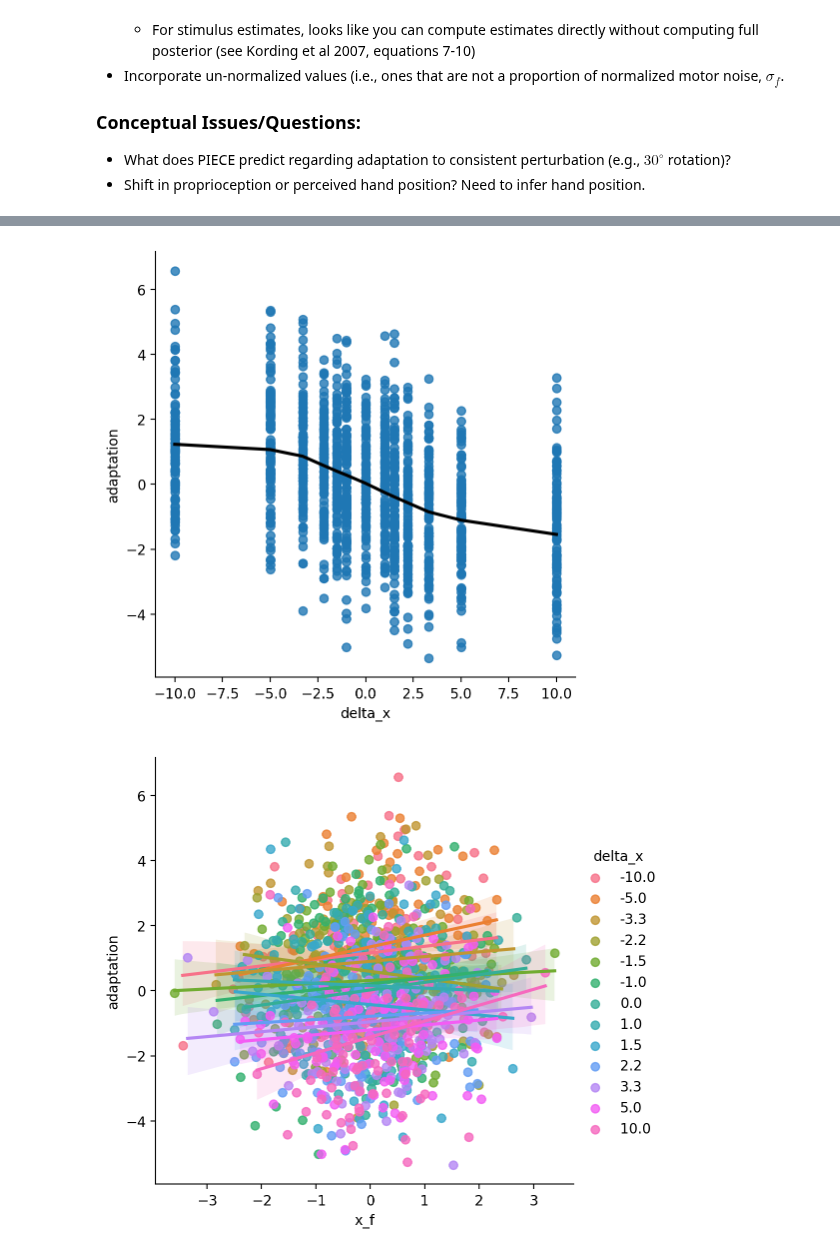
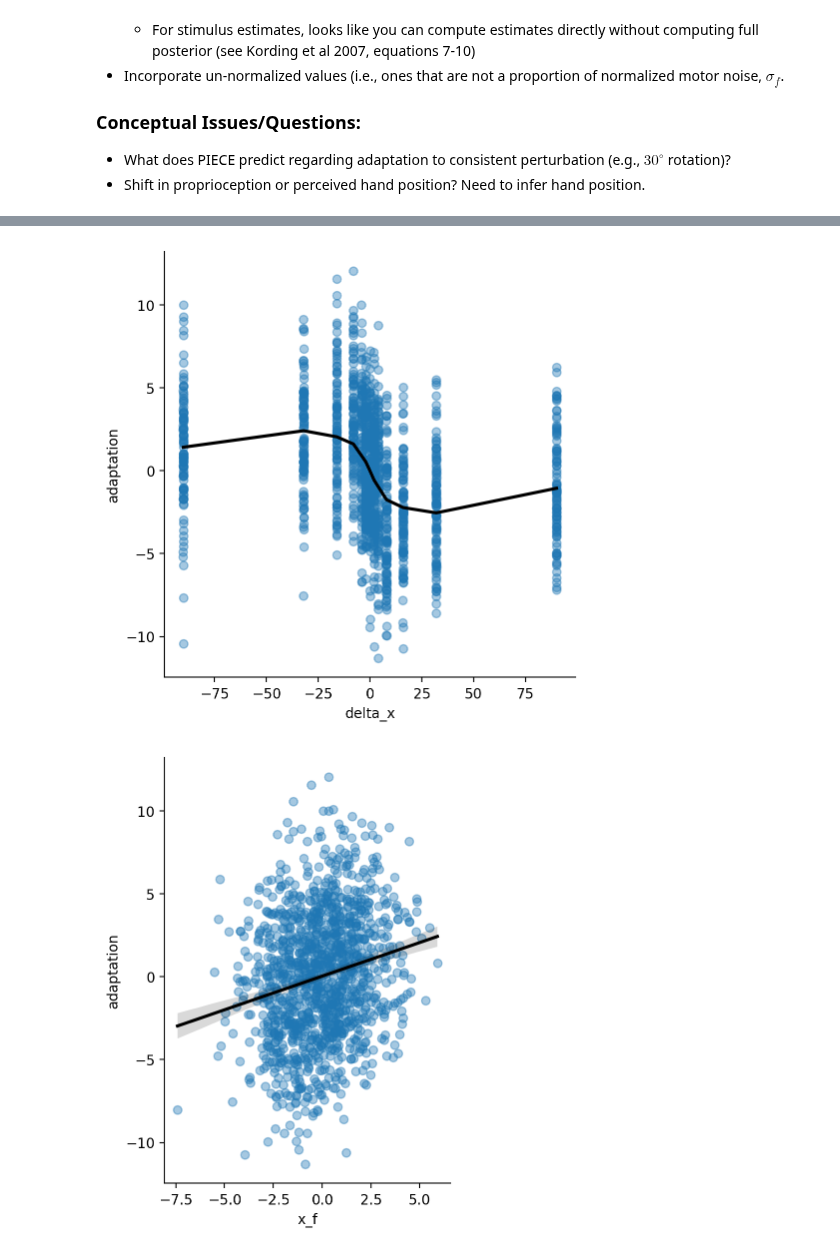
Before and after one commit to ccmlab-ubc/ige-ege, a Jupyter notebook: experiment-1/scripts/hyo-causal-inference-model.ipynb, the cells around one changed output, grey strips where cells are left out. Saved outputs shown, nothing was run; the diff lists cells and outputs as text; code cells hidden in the pictures.

Commit message:
clean-up model and edits to analysis code

```diff
--- a/experiment-1/scripts/hyo-causal-inference-model.ipynb
+++ b/experiment-1/scripts/hyo-causal-inference-model.ipynb
@@ -101,7 +101,11 @@ def integral_prod_gauss(*params):
     return scale_factor
 # %%
 # Simulated parameters
-pert_size = np.array([-10, -5, -3.3, -2.2, -1.5, 0, -1, 1, 1.5, 2.2, 3.3, 5, 10])
+full_range = 1
+if full_range==1:
+    pert_size = np.array([-90, -32, -16, -8, -4, -2, 0, 2, 4, 8, 16, 32, 90])
+else:
+    pert_size = np.array([ -4, -2, 0, 2, 4])
 n_per_pert = 100
 num_trials = len(pert_size) * n_per_pert * 2 + 1  # must add one to get correct number of adaptation measures using triplet method
 perts = np.repeat(pert_size, int(num_trials / 2 / len(pert_size)))
@@ -109,14 +113,15 @@ perts = np.random.permutation(perts)
 delta_x = np.zeros(num_trials)
 delta_x[1::2] = perts
 
-# Model parameters. Following values generate realistic simulations:
-# sigma_u = 0.01; sigma_p = 1.5; sigma_f = 1; sigma_pert = 1.2; sigma_v = 0.33 + 0.2 * np.abs(x_f[i] + delta_x[i])
-sigma_u = 0.25
-sigma_p = 1.5
-sigma_f = 1  # Normalized motor variabilty, thus equals 1
-# sigma_pert = 3.5  # setting it to this level causes reverse adaptation to ige
+# Model parameters. Following values generate slightly negative slope for ige when errors are between -4 and +4:
+# sigma_u = 0.2; sigma_p = 2; sigma_f = 2.25; sigma_pert = 8.0; sigma_v = 0.3 + 0.3 * np.abs(xhat_v)
+# Following values approximate behavior:
+# sigma_u = 0.175; sigma_p = 2.75; sigma_f = 1.8; sigma_pert = 2.4; sigma_v = 0.25 + 0.15 * np.abs(xhat_v)
+sigma_u = 0.175
+sigma_p = 4.5
+sigma_f = 1.8
 mu_pert = 0
-sigma_pert = 1.1
+sigma_pert = 5
 b = 0  # Subject's motor bias
 
 x_grid = np.arange(-10, 10, 0.1)  # Possible endpoint locations
@@ -162,7 +167,8 @@ for i in range(num_trials - 1):
     xhat_u = x_f[i]
     xhat_p = x_f[i]
     xhat_v = x_f[i] + delta_x[i]
-    sigma_v = 0.3 + 0.2 * np.abs(xhat_v)  # after Zhang et al
+    # sigma_v = 0.25 + 0.15 * np.abs(xhat_v)  # after Zhang et al
+    sigma_v = 1.179 + 0.384 * np.abs(xhat_v)  # after Zhang et al
 
     # Compute no perturbation likelihood (working with log-probs for numerical accuracy)
     loglik_nopert = (
@@ -207,6 +213,7 @@ for i in range(num_trials - 1):
 
     # Simulate trial-by-trial adaptation
     x_f[i + 1] = rotation_hat[i]*-1 + eps[i + 1]
+    # x_f[i + 1] = rotation_hat[i]*-1
 
 # Append values to final trial
 decision_pert.append(False)
@@ -265,15 +284,20 @@ df.groupby("delta_x")["decision_pert"].apply(lambda x: float(x.sum()) / x.count(
 # %%
-# Plot adaptation to external errors
-sns.lmplot(data=df_adapt, x="delta_x", y="adaptation", lowess=True, line_kws={"color":"k"})
+# Plot adaptation to external errors (lowess=True for 'piecewise' fit)
+if full_range==1:
+    sns.lmplot(data=df_adapt, x="delta_x", x_jitter=0.1, y="adaptation",
+               lowess=True, scatter_kws={"alpha":0.4}, line_kws={"color":"k"})
+else:
+    sns.lmplot(data=df_adapt, x="delta_x", x_jitter=0.1, y="adaptation",
+               scatter_kws={"alpha":0.4}, line_kws={"color":"k"}, aspect=0.75)
 plt.show()
 # %% [output]
-[figure, old version]
+[figure, new version]
 # %%
 # Plot adaptation to internally-generated errors
-sns.lmplot(data=df_adapt, x="x_f", y="adaptation", hue="delta_x")
+sns.lmplot(data=df_adapt, x="x_f", y="adaptation", line_kws={"color":"k"}, scatter_kws={"alpha":0.4}, aspect=0.75)
 plt.show()
 # %% [output]
-[figure, old version]
+[figure, new version]
 # %%
 sns.relplot(data=df, x="x_f", y="post_pert", hue="delta_x", palette="viridis")
 # %% [output]
```
Also changed, not shown: parts of 8 cells of this notebook.
